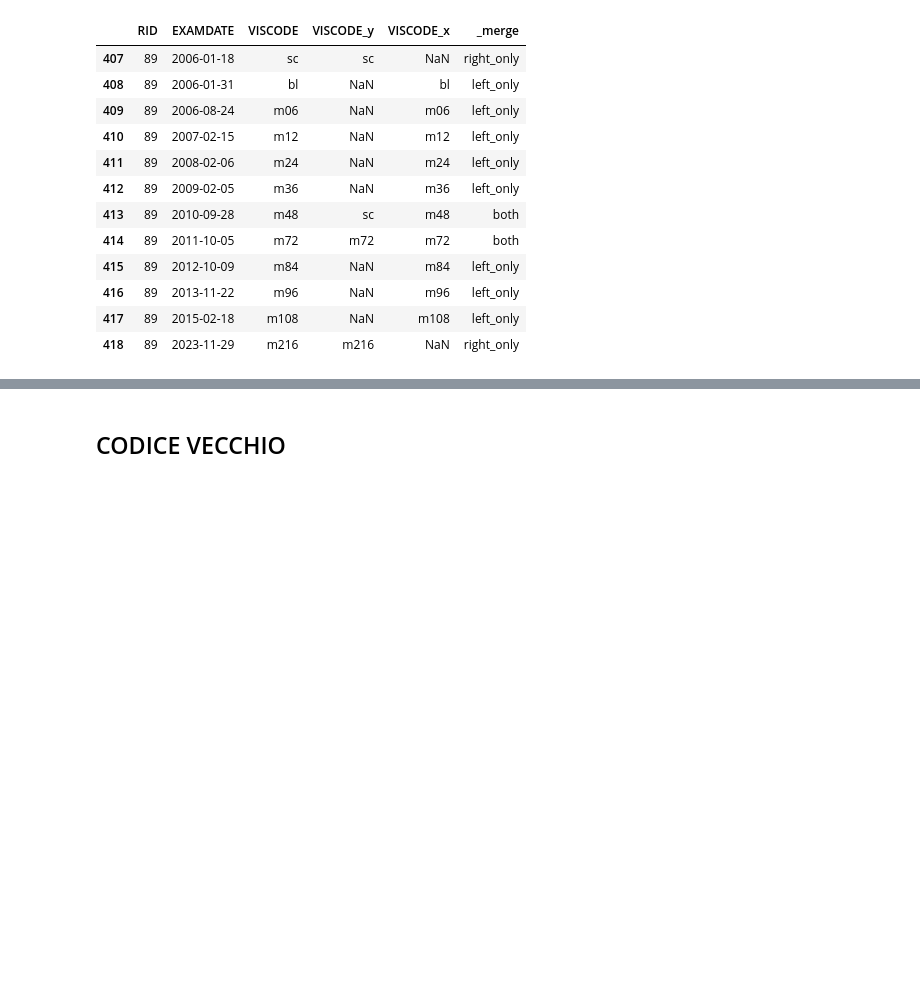
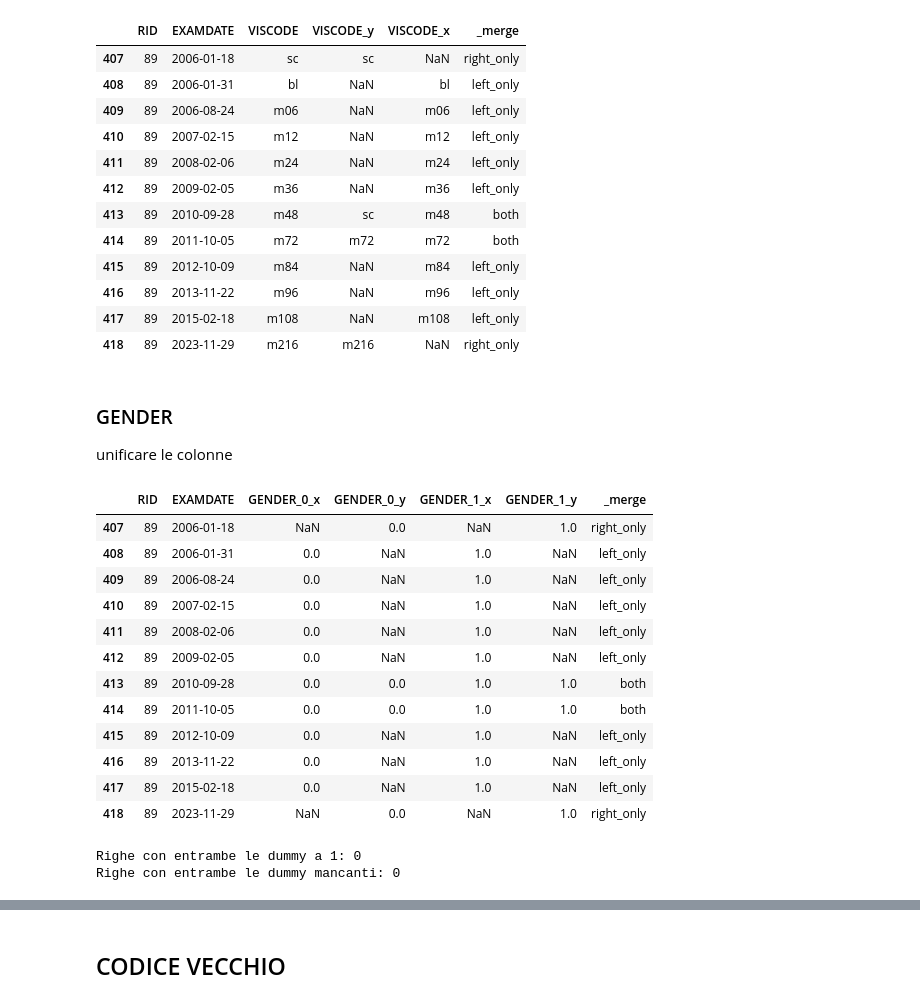
Before and after one commit to RossanaFacchin/DataCleaning, a Jupyter notebook: visualizzazione_dati_test.ipynb, the cells around one changed output, grey strips where cells are left out. Drawn from its saved outputs; the diff is of its cells as text; code cells hidden in the pictures; blank space fills up the shorter version.

Commit message:
Unificazione variabile GENDER

```diff
--- a/visualizzazione_dati_test.ipynb
+++ b/visualizzazione_dati_test.ipynb
@@ -593,3 +593,23 @@ merged[merged["RID"] == 89][display_cols].head(20)
 | 416 | 89 | 2013-11-22 | m96 | NaN | m96 | left_only |
 | 417 | 89 | 2015-02-18 | m108 | NaN | m108 | left_only |
 | 418 | 89 | 2023-11-29 | m216 | m216 | NaN | right_only |
+# %% [markdown]
+### GENDER
+unificare le colonne
+# %%
+display_cols = ['RID', 'EXAMDATE', 'GENDER_0_x', 'GENDER_0_y', 'GENDER_1_x', 'GENDER_1_y', '_merge']
+merged[merged["RID"] == 89][display_cols].head(20)
+# %% [output]
+|  | RID | EXAMDATE | GENDER_0_x | GENDER_0_y | GENDER_1_x | GENDER_1_y | _merge |
+| 407 | 89 | 2006-01-18 | NaN | 0.0 | NaN | 1.0 | right_only |
+| 408 | 89 | 2006-01-31 | 0.0 | NaN | 1.0 | NaN | left_only |
+| 409 | 89 | 2006-08-24 | 0.0 | NaN | 1.0 | NaN | left_only |
+| 410 | 89 | 2007-02-15 | 0.0 | NaN | 1.0 | NaN | left_only |
+| 411 | 89 | 2008-02-06 | 0.0 | NaN | 1.0 | NaN | left_only |
+| 412 | 89 | 2009-02-05 | 0.0 | NaN | 1.0 | NaN | left_only |
+| 413 | 89 | 2010-09-28 | 0.0 | 0.0 | 1.0 | 1.0 | both |
+| 414 | 89 | 2011-10-05 | 0.0 | 0.0 | 1.0 | 1.0 | both |
+| 415 | 89 | 2012-10-09 | 0.0 | NaN | 1.0 | NaN | left_only |
+| 416 | 89 | 2013-11-22 | 0.0 | NaN | 1.0 | NaN | left_only |
+| 417 | 89 | 2015-02-18 | 0.0 | NaN | 1.0 | NaN | left_only |
+| 418 | 89 | 2023-11-29 | NaN | 0.0 | NaN | 1.0 | right_only |
@@ -595,0 +620,9 @@ merged[merged["RID"] == 89][display_cols].head(20)
+# %%
+# --- 2. Controllo di coerenza PRIMA di eliminare nulla ---
+conflitti = merged[(merged["GENDER_0"] == 1) & (merged["GENDER_1"] == 1)]
+mancanti = merged[merged["GENDER_0"].isna() & merged["GENDER_1"].isna()]
+print(f"Righe con entrambe le dummy a 1: {len(conflitti)}")
+print(f"Righe con entrambe le dummy mancanti: {len(mancanti)}")
+# %% [output]
+Righe con entrambe le dummy a 1: 0
+Righe con entrambe le dummy mancanti: 0
```
Also changed, not shown: parts of 6 cells of this notebook.
